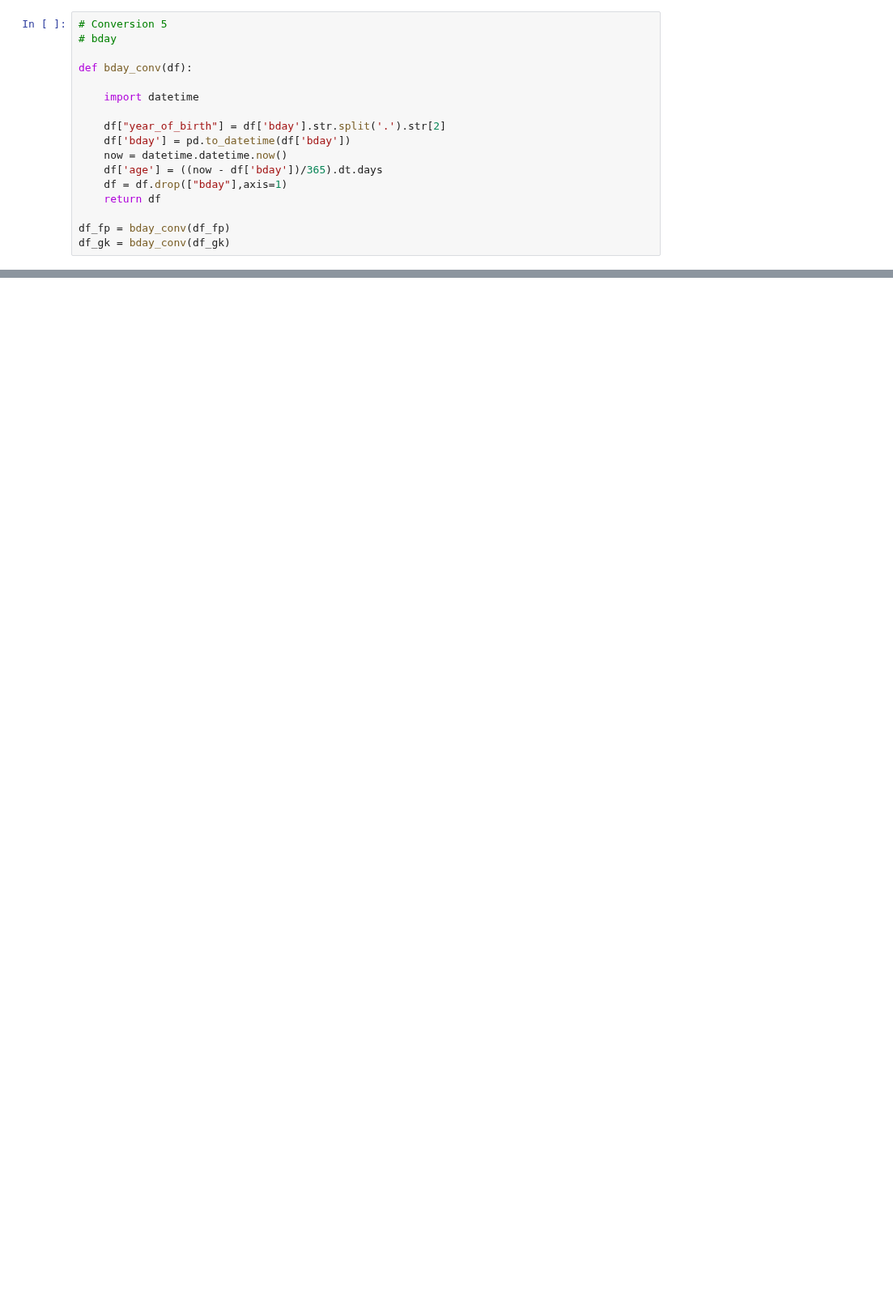
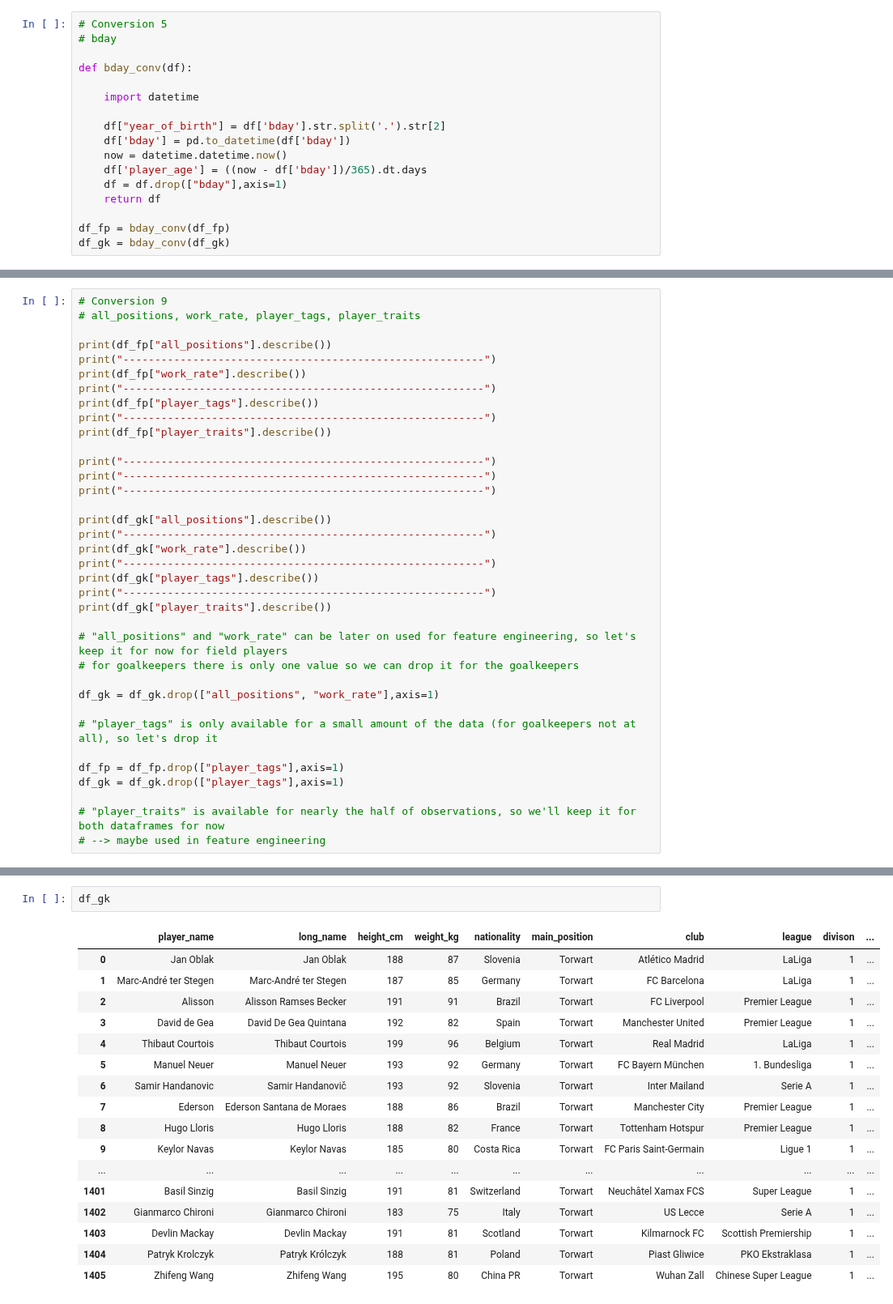
Before and after one commit to fabwerk90/FIFA-20---Market-value-prediction, a Jupyter notebook: d_data_cleaning.ipynb, the cells around one changed output, grey strips where cells are left out. Shown at 81% size. Saved outputs shown, nothing was run; the diff lists cells and outputs as text; blank space fills up the shorter version.

```diff
--- a/d_data_cleaning.ipynb
+++ b/d_data_cleaning.ipynb
@@ -290,7 +303,7 @@ def bday_conv(df):
     df["year_of_birth"] = df['bday'].str.split('.').str[2]
     df['bday'] = pd.to_datetime(df['bday'])
     now = datetime.datetime.now()
-    df['age'] = ((now - df['bday'])/365).dt.days
+    df['player_age'] = ((now - df['bday'])/365).dt.days
     df = df.drop(["bday"],axis=1)
     return df
 
@@ -341,0 +440,36 @@ df_gk = float_to_int_conv_gk(df_gk)
+# %%
+# Conversion 9
+# all_positions, work_rate, player_tags, player_traits
+
+print(df_fp["all_positions"].describe())
+print("---------------------------------------------------------")
+print(df_fp["work_rate"].describe())
+print("---------------------------------------------------------")
+print(df_fp["player_tags"].describe())
+print("---------------------------------------------------------")
+print(df_fp["player_traits"].describe())
+
+print("---------------------------------------------------------")
+print("---------------------------------------------------------")
+print("---------------------------------------------------------")
+
+print(df_gk["all_positions"].describe())
+print("---------------------------------------------------------")
+print(df_gk["work_rate"].describe())
+print("---------------------------------------------------------")
+print(df_gk["player_tags"].describe())
+print("---------------------------------------------------------")
+print(df_gk["player_traits"].describe())
+
+# "all_positions" and "work_rate" can be later on used for feature engineering, so let's keep it for now for field players
+# for goalkeepers there is only one value so we can drop it for the goalkeepers
+
+df_gk = df_gk.drop(["all_positions", "work_rate"],axis=1)
+
+# "player_tags" is only available for a small amount of the data (for goalkeepers not at all), so let's drop it
+
+df_fp = df_fp.drop(["player_tags"],axis=1)
+df_gk = df_gk.drop(["player_tags"],axis=1)
+
+# "player_traits" is available for nearly the half of observations, so we'll keep it for both dataframes for now
+# --> maybe used in feature engineering
@@ -341,0 +494,20 @@ df_gk = float_to_int_conv_gk(df_gk)
+# %%
+df_gk
+# %% [output]
+|  | player_name | long_name | height_cm | weight_kg | nationality | main_position | club | league | divison | ... |
+| 0 | Jan Oblak | Jan Oblak | 188 | 87 | Slovenia | Torwart | Atlético Madrid | LaLiga | 1 | ... |
+| 1 | Marc-André ter Stegen | Marc-André ter Stegen | 187 | 85 | Germany | Torwart | FC Barcelona | LaLiga | 1 | ... |
+| 2 | Alisson | Alisson Ramses Becker | 191 | 91 | Brazil | Torwart | FC Liverpool | Premier League | 1 | ... |
+| 3 | David de Gea | David De Gea Quintana | 192 | 82 | Spain | Torwart | Manchester United | Premier League | 1 | ... |
+| 4 | Thibaut Courtois | Thibaut Courtois | 199 | 96 | Belgium | Torwart | Real Madrid | LaLiga | 1 | ... |
+| 5 | Manuel Neuer | Manuel Neuer | 193 | 92 | Germany | Torwart | FC Bayern München | 1. Bundesliga | 1 | ... |
+| 6 | Samir Handanovic | Samir Handanovič | 193 | 92 | Slovenia | Torwart | Inter Mailand | Serie A | 1 | ... |
+| 7 | Ederson | Ederson Santana de Moraes | 188 | 86 | Brazil | Torwart | Manchester City | Premier League | 1 | ... |
+| 8 | Hugo Lloris | Hugo Lloris | 188 | 82 | France | Torwart | Tottenham Hotspur | Premier League | 1 | ... |
+| 9 | Keylor Navas | Keylor Navas | 185 | 80 | Costa Rica | Torwart | FC Paris Saint-Germain | Ligue 1 | 1 | ... |
+| ... | ... | ... | ... | ... | ... | ... | ... | ... | ... | ... |
+| 1401 | Basil Sinzig | Basil Sinzig | 191 | 81 | Switzerland | Torwart | Neuchâtel Xamax FCS | Super League | 1 | ... |
+| 1402 | Gianmarco Chironi | Gianmarco Chironi | 183 | 75 | Italy | Torwart | US Lecce | Serie A | 1 | ... |
+| 1403 | Devlin Mackay | Devlin Mackay | 191 | 81 | Scotland | Torwart | Kilmarnock FC | Scottish Premiership | 1 | ... |
+| 1404 | Patryk Krolczyk | Patryk Królczyk | 188 | 81 | Poland | Torwart | Piast Gliwice | PKO Ekstraklasa | 1 | ... |
+| 1405 | Zhifeng Wang | Zhifeng Wang | 195 | 80 | China PR | Torwart | Wuhan Zall | Chinese Super League | 1 | ... |
```
Also changed, not shown: parts of 11 cells of this notebook.
